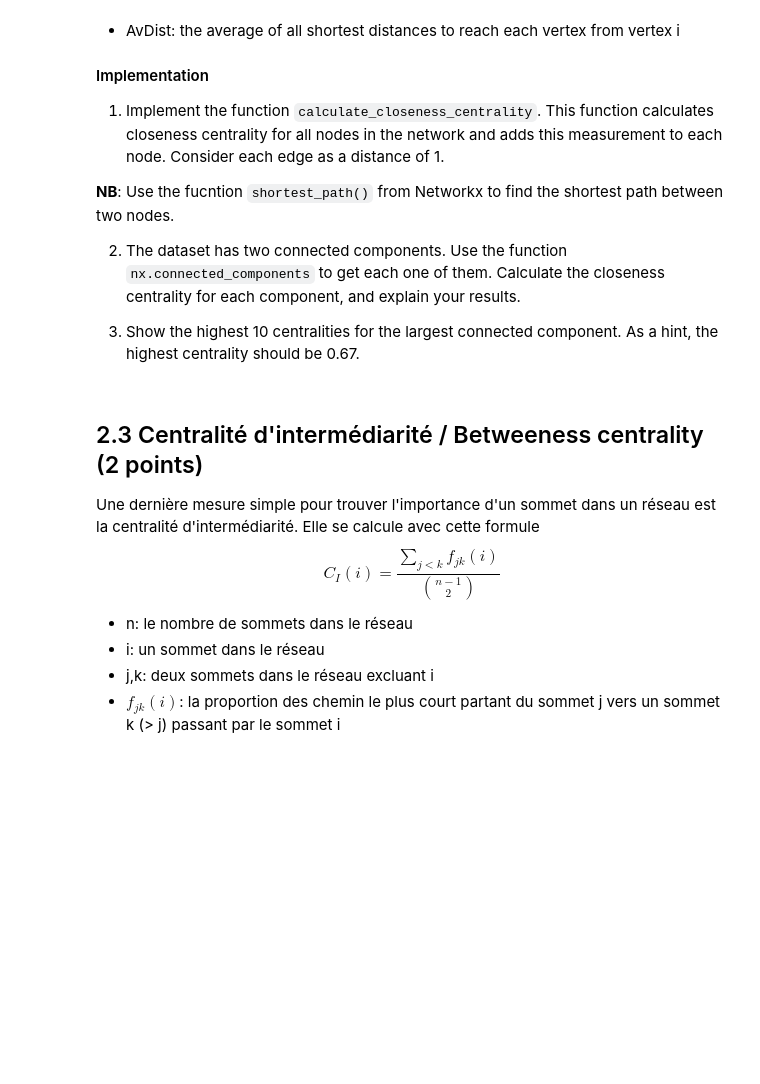
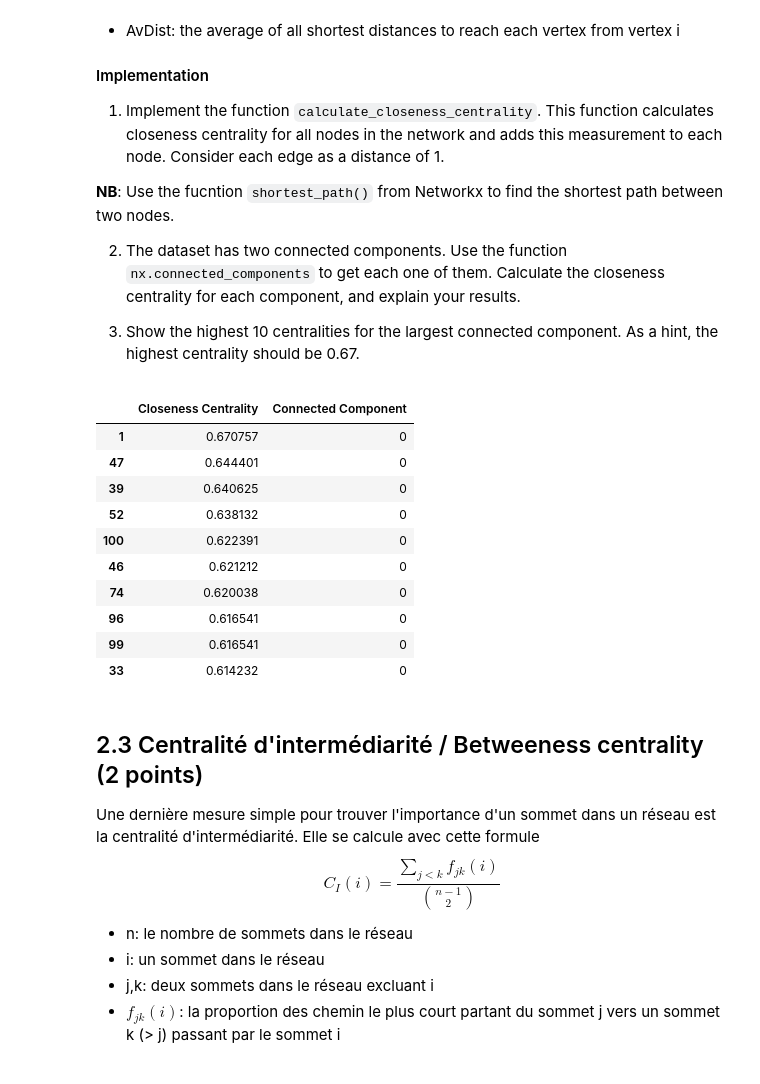
Before and after one commit to Depdx/INF8111---Fouille-de-donnees, a Jupyter notebook: tp2/TP2.ipynb, the cells around one changed output. Saved outputs shown, nothing was run; the diff lists cells and outputs as text; code cells hidden in the pictures; blank space fills up the shorter version.

```diff
--- a/tp2/TP2.ipynb
+++ b/tp2/TP2.ipynb
@@ -673,15 +693,33 @@ Another simple measure for finding the importance of a node in a network is clos
 3. Show the highest 10 centralities for the largest connected component. As a hint, the highest centrality should be 0.67.
 # %%
 import numpy as np
+import pandas as pd
 
 def calculate_closeness_centrality(social_network):
   ## TODO
-  for connected_component in nx.connected_components(social_network):
+  for i, connected_component in enumerate(nx.connected_components(social_network)):
     for node in connected_component:
       social_network.nodes[node]['centrality_closeness'] = 1 / np.mean([nx.shortest_path_length(social_network, node, target) for target in connected_component if target != node])
-  return [social_network.nodes[node]['centrality_closeness'] for node in social_network.nodes()]
+      social_network.nodes[node]['connected_component'] = i
+  return [
+    (social_network.nodes[node]['centrality_closeness'], social_network.nodes[node]['connected_component'])
+     for node in social_network.nodes()]
 
-calculate_closeness_centrality(network)
+closseness = calculate_closeness_centrality(network)
+df = pd.DataFrame(closseness, columns=['Closeness Centrality', 'Connected Component'])
+df[df['Connected Component'] == 0].nlargest(10, 'Closeness Centrality')
+# %% [output]
+|  | Closeness Centrality | Connected Component |
+| 1 | 0.670757 | 0 |
+| 47 | 0.644401 | 0 |
+| 39 | 0.640625 | 0 |
+| 52 | 0.638132 | 0 |
+| 100 | 0.622391 | 0 |
+| 46 | 0.621212 | 0 |
+| 74 | 0.620038 | 0 |
+| 96 | 0.616541 | 0 |
+| 99 | 0.616541 | 0 |
+| 33 | 0.614232 | 0 |
 # %% [markdown]
 ## 2.3 Centralité d'intermédiarité / Betweeness centrality (2 points)
 
```
Also changed, not shown: parts of 8 cells of this notebook.
